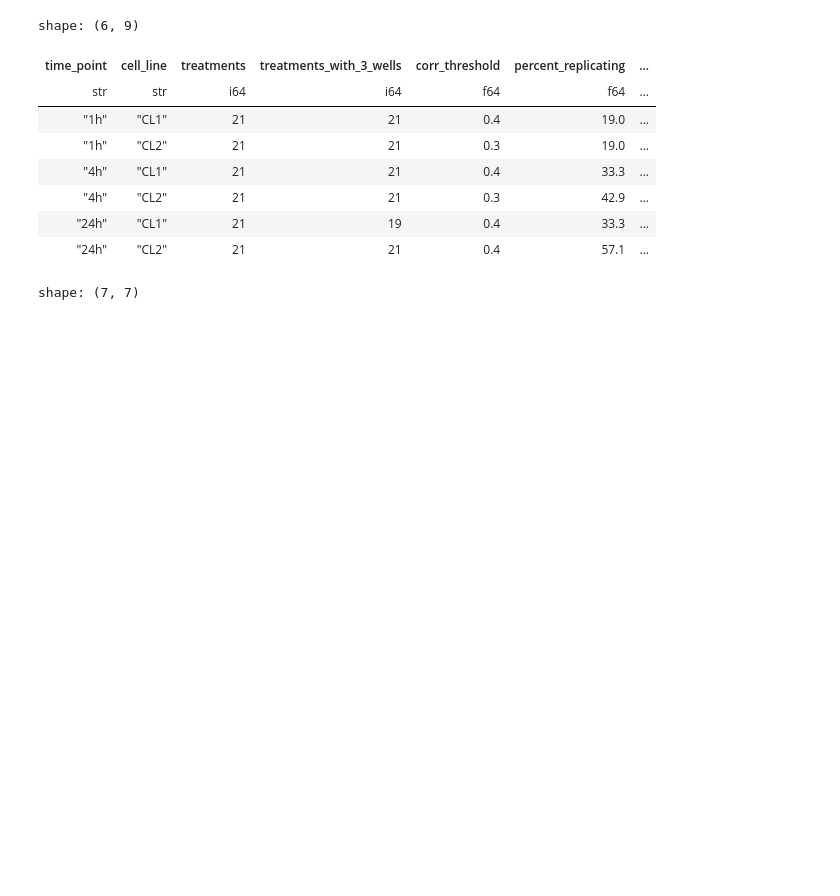
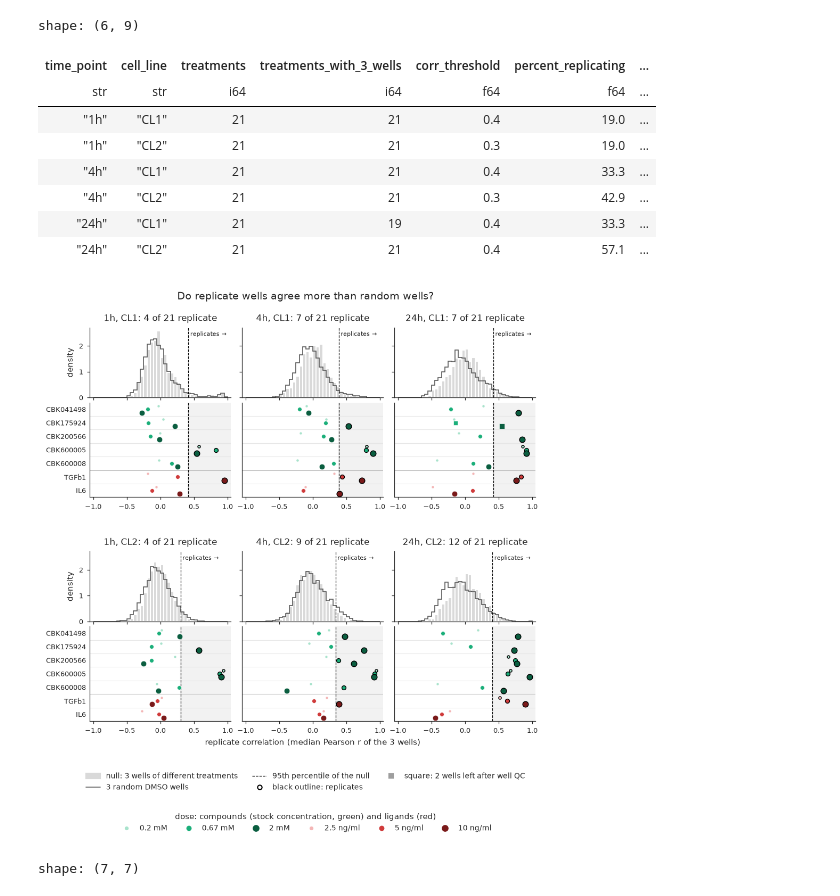
Before and after one commit to mirandaresearchlab/Panc1-hPSC-Pilot-profiles, a Jupyter notebook: notebooks/3.EDA/03.replicate-health-diagnosis.ipynb, the cells around one changed output. Cells and saved outputs as stored; diff of their text form; code cells hidden in the pictures; blank space fills up the shorter version.

Commit message:
updated figures

```diff
--- a/notebooks/3.EDA/03.replicate-health-diagnosis.ipynb
+++ b/notebooks/3.EDA/03.replicate-health-diagnosis.ipynb
@@ -432,6 +434,79 @@ shape: (6, 9)
 | "4h" | "CL2" | 21 | 21 | 0.3 | 42.9 | ... |
 | "24h" | "CL1" | 21 | 19 | 0.4 | 33.3 | ... |
 | "24h" | "CL2" | 21 | 21 | 0.4 | 57.1 | ... |
+# %%
+# figure: replicate correlation of each treatment against the null, per plate and cell line
+# top of each panel: the null; below it: one row per agent, one dot per dose
+dose_sizes = [6, 14, 26]
+dose_shades = {"compound": ["#a8e3cc", "#1baf7a", "#0b5e40"], "ligand": ["#f4b6b6", "#d03b3b", "#7a1a1a"]}
+# within an agent row, low dose sits on top and high dose at the bottom
+dose_offsets = [-0.25, 0.0, 0.25]
+bins = np.linspace(-1, 1, 41)
+fig = plt.figure(figsize=(7.2, 6.4))
+outer = fig.add_gridspec(2, 3, hspace=0.32, wspace=0.08)
+first_hist = first_dots = None
+for j, time in enumerate(plate_order):
+    for i, line in enumerate(line_order):
+        inner = outer[i, j].subgridspec(2, 1, height_ratios=[1, 1.35], hspace=0.06)
+        ax_hist = fig.add_subplot(inner[0], sharex=first_hist, sharey=first_hist)
+        ax_dots = fig.add_subplot(inner[1], sharex=ax_hist, sharey=first_dots)
+        first_hist, first_dots = first_hist or ax_hist, first_dots or ax_dots
+        threshold = corr_thresholds[(time, line)]
+        sub = scores.filter((pl.col("time_point") == time) & (pl.col("cell_line") == line))
+
+        # top: the null, the DMSO check and the threshold
+        ax_hist.hist(null_scores[(time, line)], bins=bins, density=True, color="#d9d9d9")
+        ax_hist.hist(dmso_scores[(time, line)], bins=bins, density=True, histtype="step", color="#595959", lw=0.8)
+        ax_hist.axvline(threshold, ls="--", color="black", lw=0.6)
+        ax_hist.text(threshold + 0.03, 0.95, "replicates →", transform=ax_hist.get_xaxis_transform(), va="top", fontsize=5.5)
+        ax_hist.set_title(f"{time}, {line}: {sub['replicating'].sum()} of {sub['replicating'].count()} replicate")
+        ax_hist.tick_params(labelbottom=False)
+        if j == 0:
+            ax_hist.set_ylabel("density")
+        else:
+            ax_hist.tick_params(labelleft=False)
+
+        # bottom: one row per agent, one dot per dose
+        ax_dots.axvspan(threshold, 1.05, color="#f2f2f2", zorder=0)
+        ax_dots.axvline(threshold, ls="--", color="black", lw=0.6)
+        for k in range(len(agent_order) - 1):
+            ax_dots.axhline(k + 0.5, color="#bdbdbd" if agent_order[k + 1] in ligands and agent_order[k] not in ligands else "#e6e6e6", lw=0.5, zorder=1)
+        for r in sub.filter(pl.col("replicate_corr").is_not_null()).iter_rows(named=True):
+            level = r["dose_level"]
+            ax_dots.scatter(
+                r["replicate_corr"], agent_order.index(r["agent"]) + dose_offsets[level],
+                s=dose_sizes[level], color=dose_shades[r["well_type"]][level], marker="o" if r["n_wells"] == 3 else "s",
+                edgecolor="black" if r["replicating"] else "white", lw=0.7 if r["replicating"] else 0.3, zorder=3,
+            )
+        ax_dots.set_yticks(range(len(agent_order)), agent_order)
+        ax_dots.set_ylim(len(agent_order) - 0.5, -0.5)
+        ax_dots.tick_params(axis="y", length=0, labelleft=j == 0)
+        ax_dots.set_xlim(-1.05, 1.05)
+        if i == 1 and j == 1:
+            ax_dots.set_xlabel("replicate correlation (median Pearson r of the 3 wells)")
+
+line_handles = [
+    Patch(color="#d9d9d9", label="null: 3 wells of different treatments"),
+    Line2D([], [], color="#595959", lw=0.8, label="3 random DMSO wells"),
+    Line2D([], [], color="black", ls="--", lw=0.6, label="95th percentile of the null"),
+    Line2D([], [], marker="o", ls="", markerfacecolor="white", markeredgecolor="black", markersize=4, label="black outline: replicates"),
+]
+if (scores["n_wells"] == 2).any():
+    line_handles.append(Line2D([], [], marker="s", ls="", color="#9e9e9e", markersize=3.5, label="square: 2 wells left after well QC"))
+dose_handles = [
+    Line2D([], [], marker="o", ls="", color=dose_shades[kind][level], markersize=np.sqrt(dose_sizes[level]), label=dose_text[dose])
+    for kind, doses in (("compound", ["0.2", "0.67", "2.0"]), ("ligand", ["L", "M", "H"]))
+    for level, dose in enumerate(doses)
+]
+fig.legend(handles=line_handles, loc="lower center", ncol=3, frameon=False, bbox_to_anchor=(0.5, -0.04))
+fig.legend(
+    handles=dose_handles, loc="lower center", ncol=6, frameon=False, bbox_to_anchor=(0.5, -0.12),
+    title="dose: compounds (stock concentration, green) and ligands (red)",
+)
+fig.suptitle("Do replicate wells agree more than random wells?", y=0.95)
+save_figure(fig, "01_replicate-correlation-vs-null")
+# %% [output]
+[figure, added]
 # %%
 # which doses replicate, per agent, plate and cell line ("–" = no dose)
 panel_columns = [f"{time} {line}" for line in line_order for time in plate_order]
```
Also changed, not shown: parts of 1 cell of this notebook, 1 other file.
